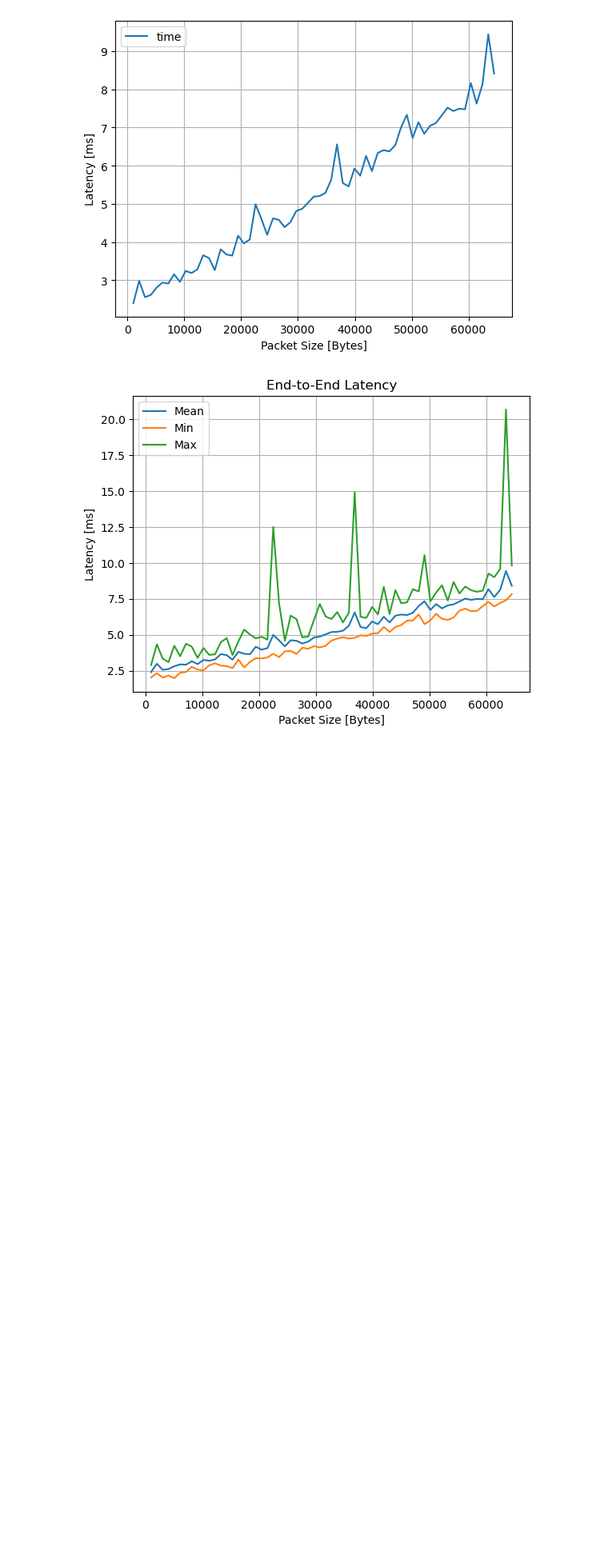
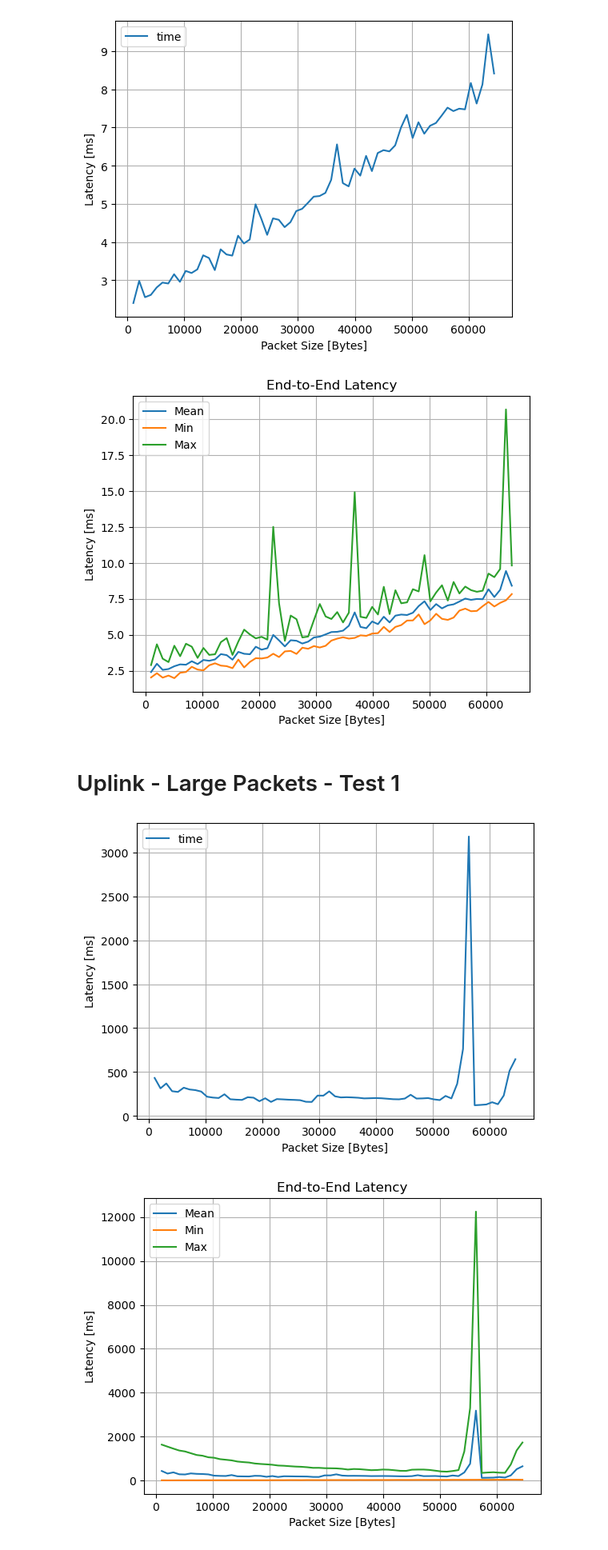
Before and after one commit to AAUCrisp/P8-ORAN-Delays, a Jupyter notebook: End-2-End/end-to-end-anal.ipynb, the cells around one changed output. Shown at 80% size. Saved outputs shown, nothing was run; the diff lists cells and outputs as text; code cells hidden in the pictures; blank space fills up the shorter version.

Commit message:
added uplink tests

```diff
--- a/End-2-End/end-to-end-anal.ipynb
+++ b/End-2-End/end-to-end-anal.ipynb
@@ -45,3 +49,28 @@ plt.show()
 # %% [output]
 [figure]
 [figure]
+# %% [markdown]
+# Uplink - Large Packets - Test 1
+# %%
+df = pd.read_csv("uplink-test-1.csv")
+#df = df[df["count"] < 110]
+df = df.drop(["count"], axis=1)
+df["time"] = df["time"] * 1000
+
+df.groupby("size").mean().plot(legend=True)
+plt.xlabel("Packet Size [Bytes]")
+plt.ylabel("Latency [ms]")
+plt.grid()
+plt.show()
+
+dg = df.groupby("size").describe().reset_index().plot(x=0, y=[2, 4, 8], legend=False)
+plt.xlabel("Packet Size [Bytes]")
+plt.ylabel("Latency [ms]")
+plt.grid()
+plt.legend(["Mean", "Min", "Max"])
+plt.title("End-to-End Latency")
+plt.savefig("ul-large-packets-end-to-end-latency-1.png")
+plt.show()
+# %% [output]
+[figure, added]
+[figure, added]
```
Also changed, not shown: parts of 10 cells of this notebook, 3 other files.
